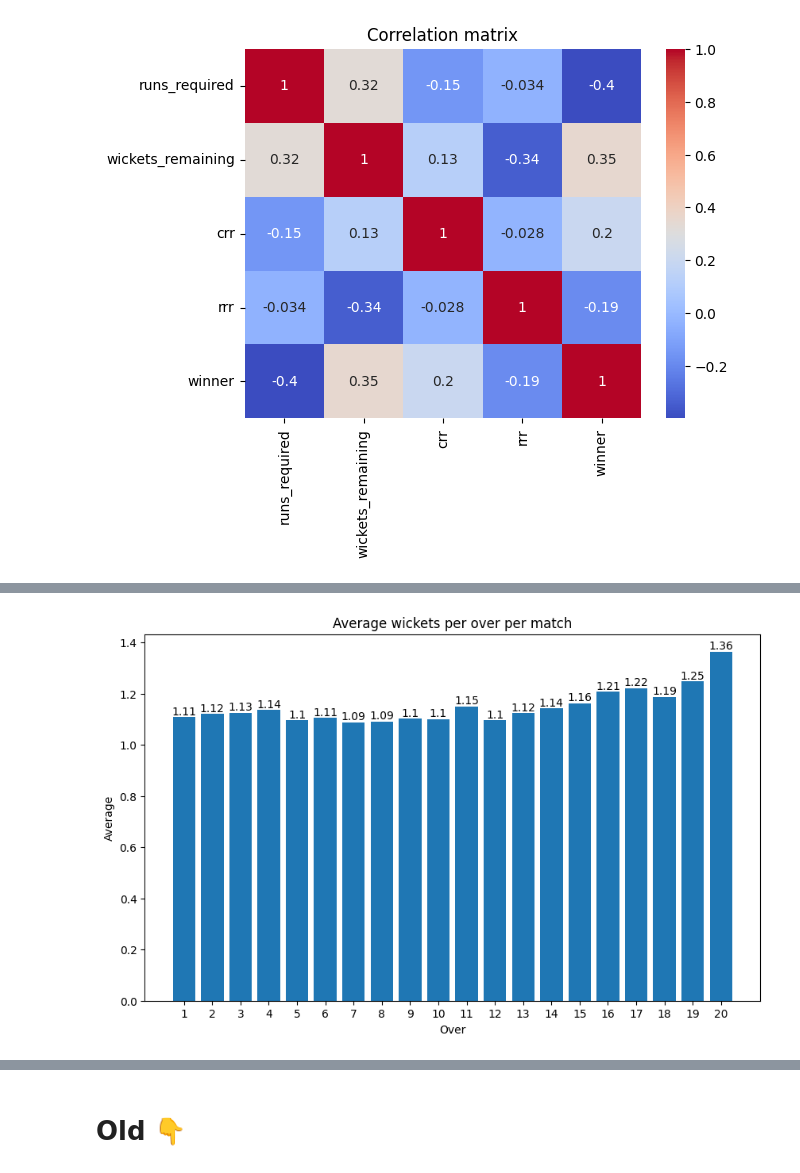
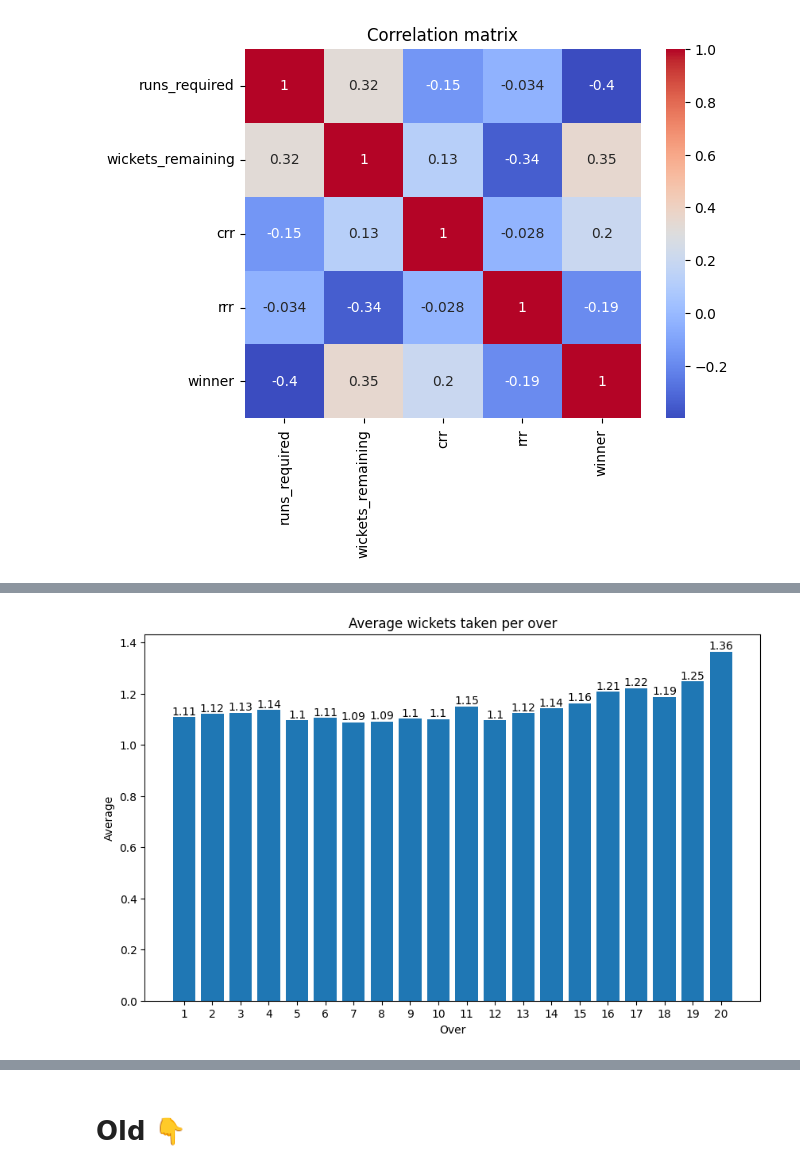
Before and after one commit to rushabhhere/t20-winner-prediction, a Jupyter notebook: visualize.ipynb, the cells around one changed output, grey strips where cells are left out. Cells and saved outputs as stored; diff of their text form; code cells hidden in the pictures.

```diff
--- a/visualize.ipynb
+++ b/visualize.ipynb
@@ -46,20 +46,20 @@ plt.show()
 # %%
 # average wickets per over per match
 wickets = df[df['wicket_type'].notnull()].copy()
 wickets['over'] = wickets['ball'].apply(lambda x: int(str(x + 1).split('.')[0]))
 wickets = wickets.groupby(['match_id', 'over']).size().reset_index(name='count')
 wickets = wickets.groupby('over')['count'].mean().reset_index(name='average')
 plt.figure(figsize=(10, 6))
 plt.bar(wickets['over'], wickets['average'])
 for i, average in enumerate(wickets['average']):
     plt.text(i + 1, average, str(round(average, 2)), ha='center', va='bottom')
 plt.xticks(np.arange(1, 21, 1))
-plt.title('Average wickets per over per match')
+plt.title('Average wickets taken per over')
 plt.xlabel('Over')
 plt.ylabel('Average')
 plt.show()
 # %% [output]
-[figure, old version]
+[figure, new version]
 # %%
 # which over sees the most runs
 runs = df.copy()
```
Also changed, not shown: parts of 5 cells of this notebook, 1 other file.
